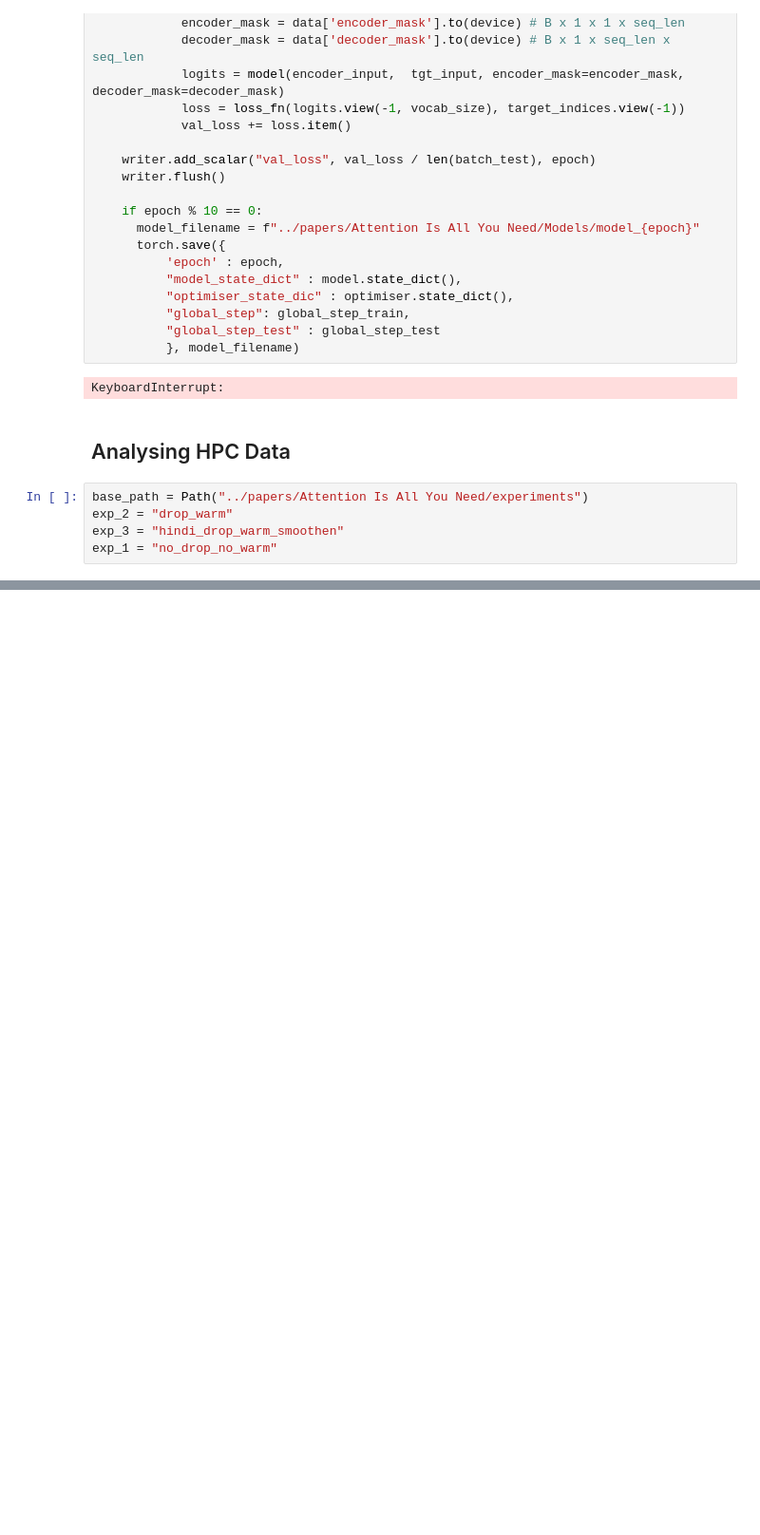
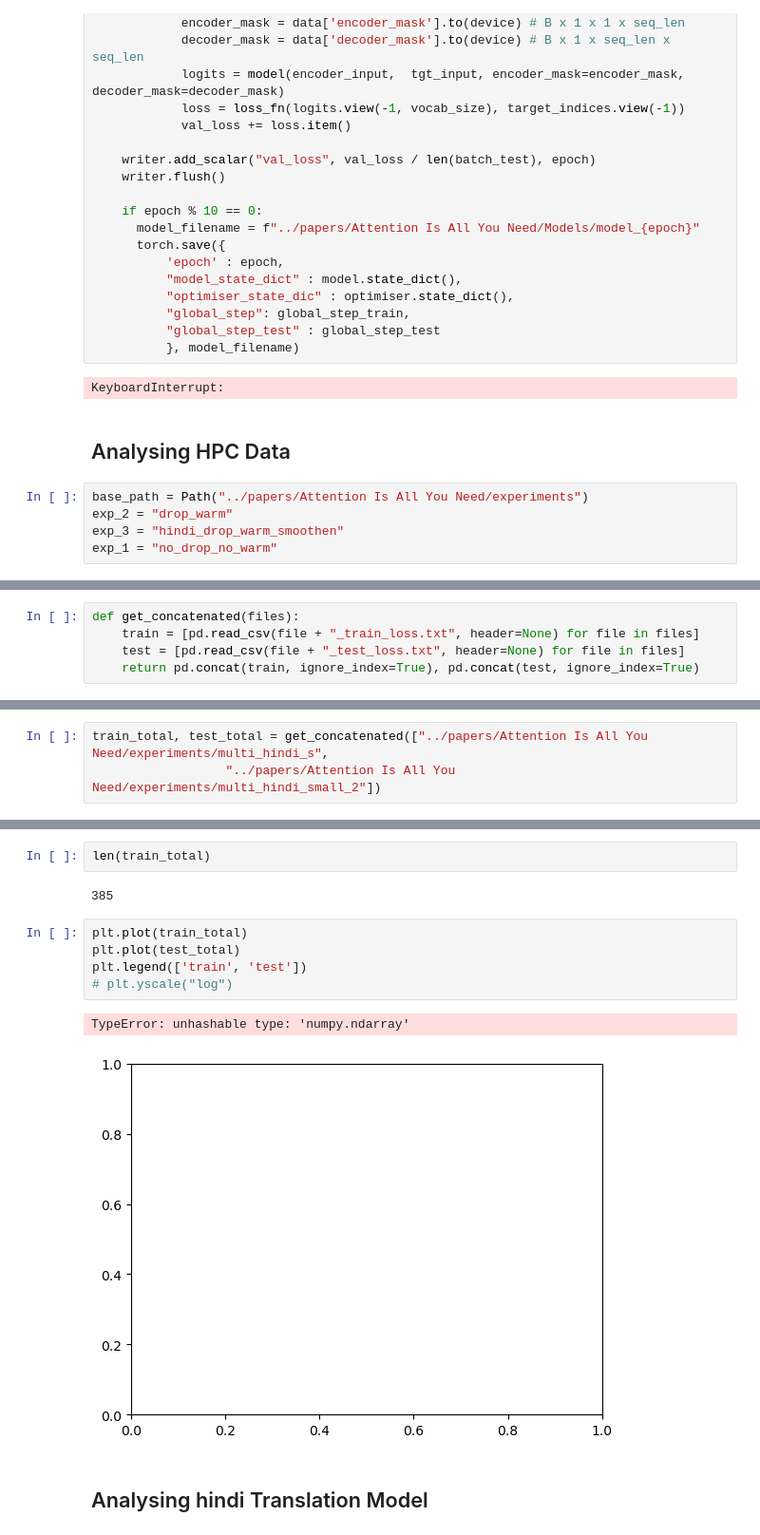
Before and after one commit to SharmaLlama/dl-from-scratch, a Jupyter notebook: notebooks/transformer.ipynb, the cells around one changed output, grey strips where cells are left out. Shown at 95% size. Drawn from its saved outputs; the diff is of its cells as text; blank space fills up the shorter version.

```diff
--- a/notebooks/transformer.ipynb
+++ b/notebooks/transformer.ipynb
@@ -337,0 +312,5 @@ Total trainable parameters: 9.880404
+# %%
+def get_concatenated(files):
+    train = [pd.read_csv(file + "_train_loss.txt", header=None) for file in files]
+    test = [pd.read_csv(file + "_test_loss.txt", header=None) for file in files]
+    return pd.concat(train, ignore_index=True), pd.concat(test, ignore_index=True)
@@ -337,0 +321,3 @@ Total trainable parameters: 9.880404
+# %%
+train_total, test_total = get_concatenated(["../papers/Attention Is All You Need/experiments/multi_hindi_s",
+                  "../papers/Attention Is All You Need/experiments/multi_hindi_small_2"])
@@ -337,0 +359,14 @@ Total trainable parameters: 9.880404
+# %%
+len(train_total)
+# %% [output]
+385
+# %%
+plt.plot(train_total)
+plt.plot(test_total)
+plt.legend(['train', 'test'])
+# plt.yscale("log")
+# %% [output]
+TypeError: unhashable type: 'numpy.ndarray'
+[figure, added]
+# %% [markdown]
+## Analysing hindi Translation Model
```
Also changed, not shown: parts of 33 cells of this notebook, 5 other files.
